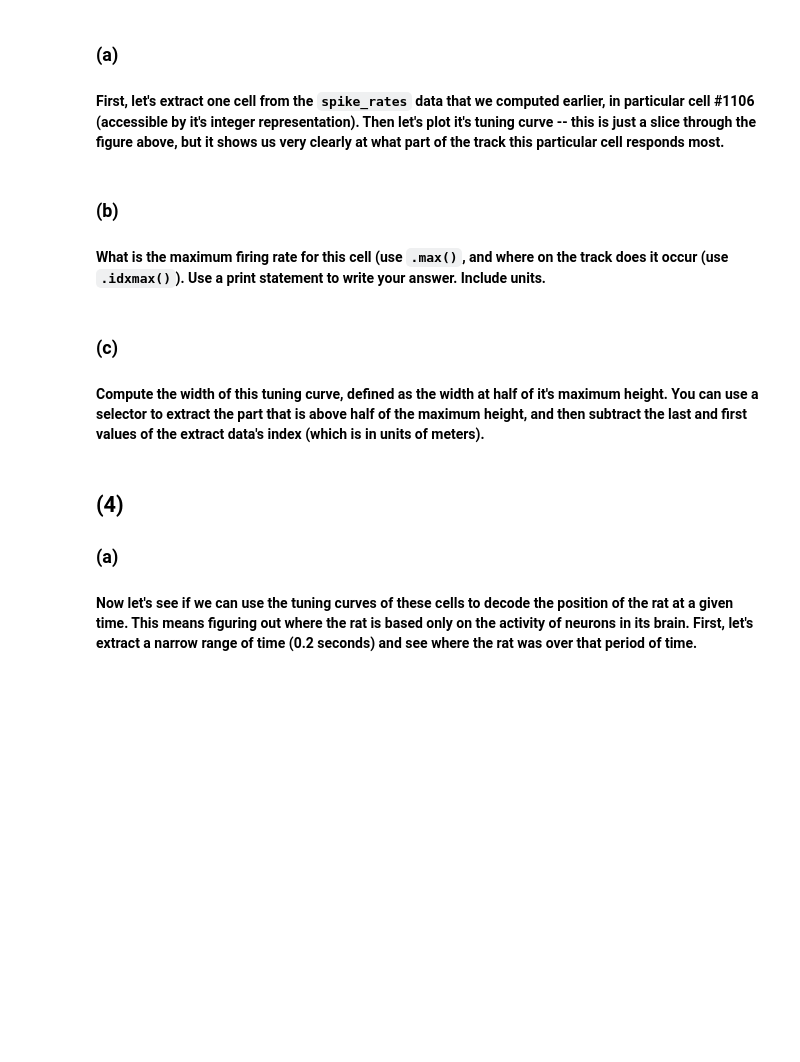
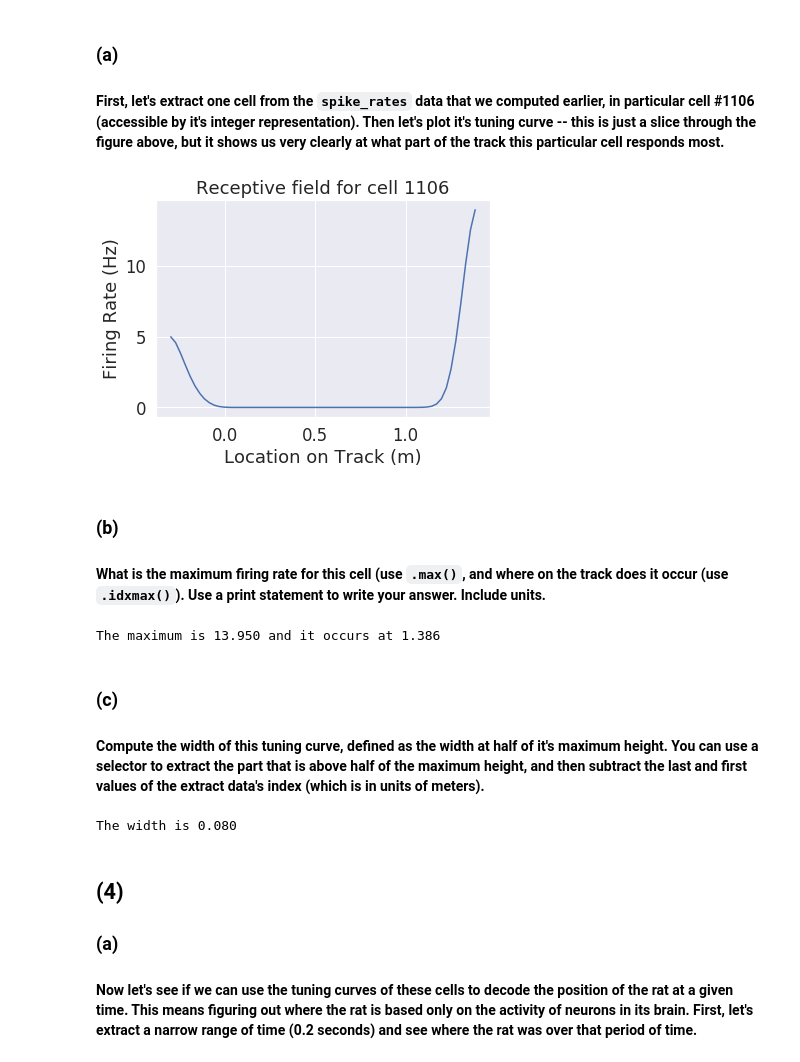
Before and after one commit to bananacherry/neuro-analysis, a Jupyter notebook: 2_13_neural_coding_exercises.ipynb, the cells around one changed output. Cells and saved outputs as stored; diff of their text form; code cells hidden in the pictures; blank space fills up the shorter version.

```diff
--- a/2_13_neural_coding_exercises.ipynb
+++ b/2_13_neural_coding_exercises.ipynb
@@ -203,25 +203,31 @@ cm = sns.clustermap(spike_rates,
 ### (a)
 #### First, let's extract one cell from the `spike_rates` data that we computed earlier, in particular cell #1106 (accessible by it's integer representation).  Then let's plot it's tuning curve -- this is just a slice through the figure above, but it shows us very clearly at what part of the track this particular cell responds most.
 # %%
-cell_id = ...
-one_cell_spike_rates = spike_rates.loc[...]
+cell_id = 1106
+one_cell_spike_rates = spike_rates.loc[cell_id]
 one_cell_spike_rates.plot();
 plt.ylabel('Firing Rate (Hz)');
-plt.title('Receptive field for cell %d' % ...);
+plt.title('Receptive field for cell %d' % cell_id);
+# %% [output]
+[figure, added]
 # %% [markdown]
 ### (b)
 #### What is the maximum firing rate for this cell (use `.max()`, and where on the track does it occur (use `.idxmax()`).  Use a print statement to write your answer.  Include units.
 # %%
-print("The maximum is ... and it occurs at ..." % (..., ...))
+print("The maximum is %0.3f and it occurs at %0.3f" % (one_cell_spike_rates.max(), one_cell_spike_rates.idxmax()))
+# %% [output]
+The maximum is 13.950 and it occurs at 1.386
 # %% [markdown]
 ### (c)
 #### Compute the width of this tuning curve, defined as the width at half of it's maximum height.  You can use a selector to extract the part that is above half of the maximum height, and then subtract the last and first values of the extract data's index (which is in units of meters).
 # %%
-is_it_above_half_max = one_cell_spike_rates > ...
-only_those_above_half_max = one_cell_spike_rates[...]
-first_location = only_those_above_half_max[...] # The left-edge of the width
-last_location = only_those_above_half_max[...] # The right-edge of the width
-print("The width is ..." % (... - ...))
+is_it_above_half_max = one_cell_spike_rates > one_cell_spike_rates.max()*.5
+only_those_above_half_max = one_cell_spike_rates[is_it_above_half_max]
+first_location = only_those_above_half_max.index[0] # The left-edge of the width
+last_location = only_those_above_half_max.index[-1] # The right-edge of the width
+print("The width is %0.3f" % (last_location - first_location))
+# %% [output]
+The width is 0.080
 # %% [markdown]
 ## (4)
 ### (a)
```
Also changed, not shown: parts of 7 cells of this notebook.
